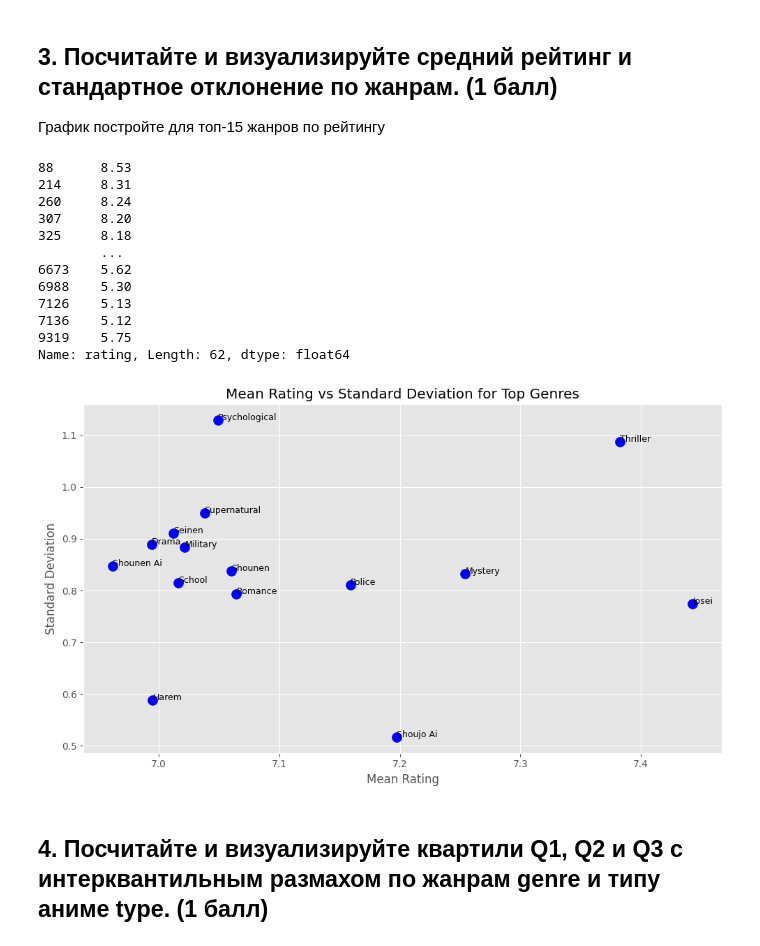
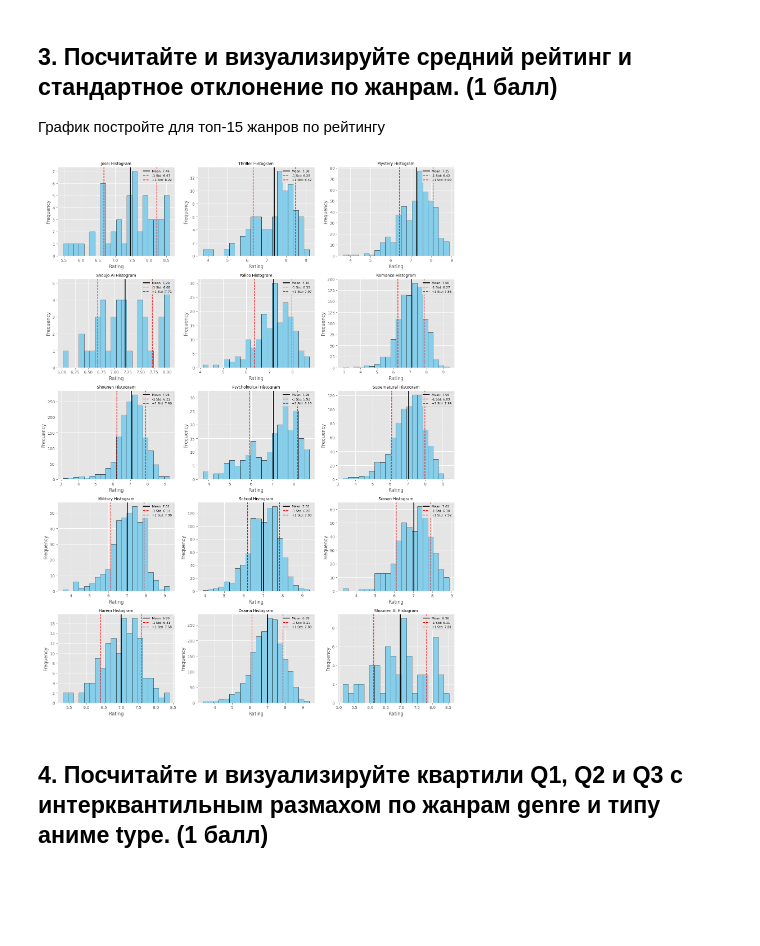
Before and after one commit to Evgenii-Iurin/ITMO, a Jupyter notebook: itmo_math_stat/ITMO_MathStat_HW_1.ipynb, the cells around one changed output. Cells and saved outputs as stored; diff of their text form; code cells hidden in the pictures; blank space fills up the shorter version.

```diff
--- a/itmo_math_stat/ITMO_MathStat_HW_1.ipynb
+++ b/itmo_math_stat/ITMO_MathStat_HW_1.ipynb
@@ -154,38 +186,29 @@ for genre in top_15_genres:
-# %%
-for genre in genres_with_histogram_and_metrics:
-    print(genres_with_histogram_and_metrics[genre]['rating'])
-# %% [output]
-88      8.53
-214     8.31
-260     8.24
-307     8.20
-325     8.18
-        ...
-6673    5.62
-6988    5.30
-7126    5.13
-7136    5.12
-9319    5.75
-Name: rating, Length: 62, dtype: float64
-# %%
-genre_stats = genre_df.groupby('processed_genre')['rating'].agg(['mean', 'std']).reset_index()
-top_15_genres_by_rating = genre_stats.sort_values(by='mean', ascending=False).head(15).reset_index(drop=True)
-top_15_genres_by_rating
-
-
-plt.figure(figsize=(10, 6))
-plt.scatter(top_15_genres_by_rating['mean'], top_15_genres_by_rating['std'], color='blue', s=100)
-
-for i in range(len(top_15_genres_by_rating)):
-    plt.text(top_15_genres_by_rating['mean'][i], top_15_genres_by_rating['std'][i], top_15_genres_by_rating['processed_genre'][i], fontsize=9)
-
-plt.xlabel('Mean Rating')
-plt.ylabel('Standard Deviation')
-plt.title('Mean Rating vs Standard Deviation for Top Genres')
-
-plt.tight_layout()
-plt.show()
-# %% [output]
-[figure, removed]
+# %%
+# 3. Visualize the plots
+
+fig, axs = plt.subplots(5, 3, figsize=(15, 20))  # 5 rows, 3 columns for 15 plots
+
+axs = axs.ravel()
+
+for idx, genre_data in enumerate(genres_with_histogram_and_metrics):
+    ratings = genres_with_histogram_and_metrics[genre_data]['rating']
+    mean_rating = genres_with_histogram_and_metrics[genre_data]['mean']
+    std_rating = genres_with_histogram_and_metrics[genre_data]['std']
+
+    axs[idx].hist(ratings, bins=20, color='skyblue', edgecolor='black')
+    axs[idx].set_title(f'{genre_data} Histogram', fontsize=10)
+
+    axs[idx].axvline(mean_rating, color='black', linestyle='-', linewidth=2, label=f'Mean: {mean_rating:.2f}')
+    axs[idx].axvline(mean_rating - std_rating, color='red', linestyle='--', linewidth=1.5, label=f'-1 Std: {mean_rating - std_rating:.2f}')
+    axs[idx].axvline(mean_rating + std_rating, color='red', linestyle='--', linewidth=1.5, label=f'+1 Std: {mean_rating + std_rating:.2f}')
+
+    axs[idx].legend(loc='upper right', fontsize=8)
+
+    axs[idx].set_xlabel('Rating')
+    axs[idx].set_ylabel('Frequency')
+
+plt.tight_layout()
+# %% [output]
+[figure, added]
 # %% [markdown]
 ## 4. Посчитайте и визуализируйте квартили Q1, Q2 и Q3 с интерквантильным размахом по жанрам genre и типу аниме type. (1 балл)
```
Also changed, not shown: parts of 12 cells of this notebook.
